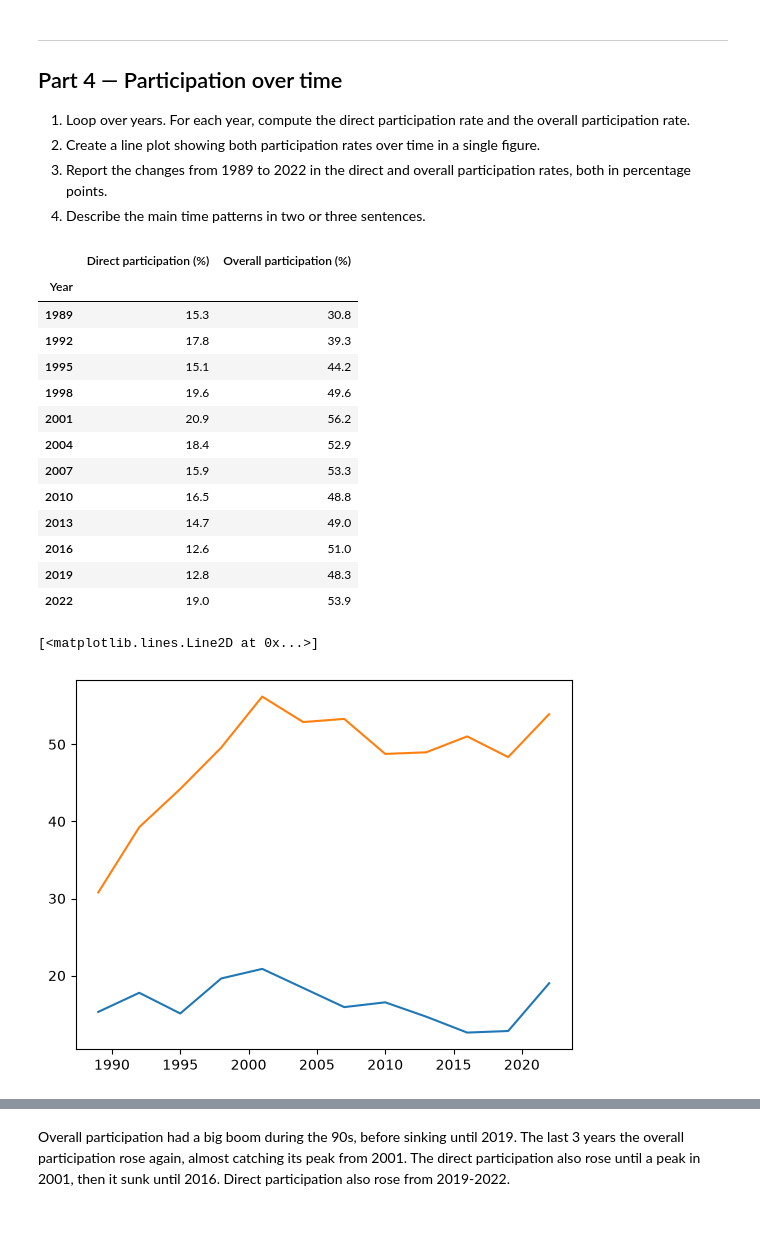
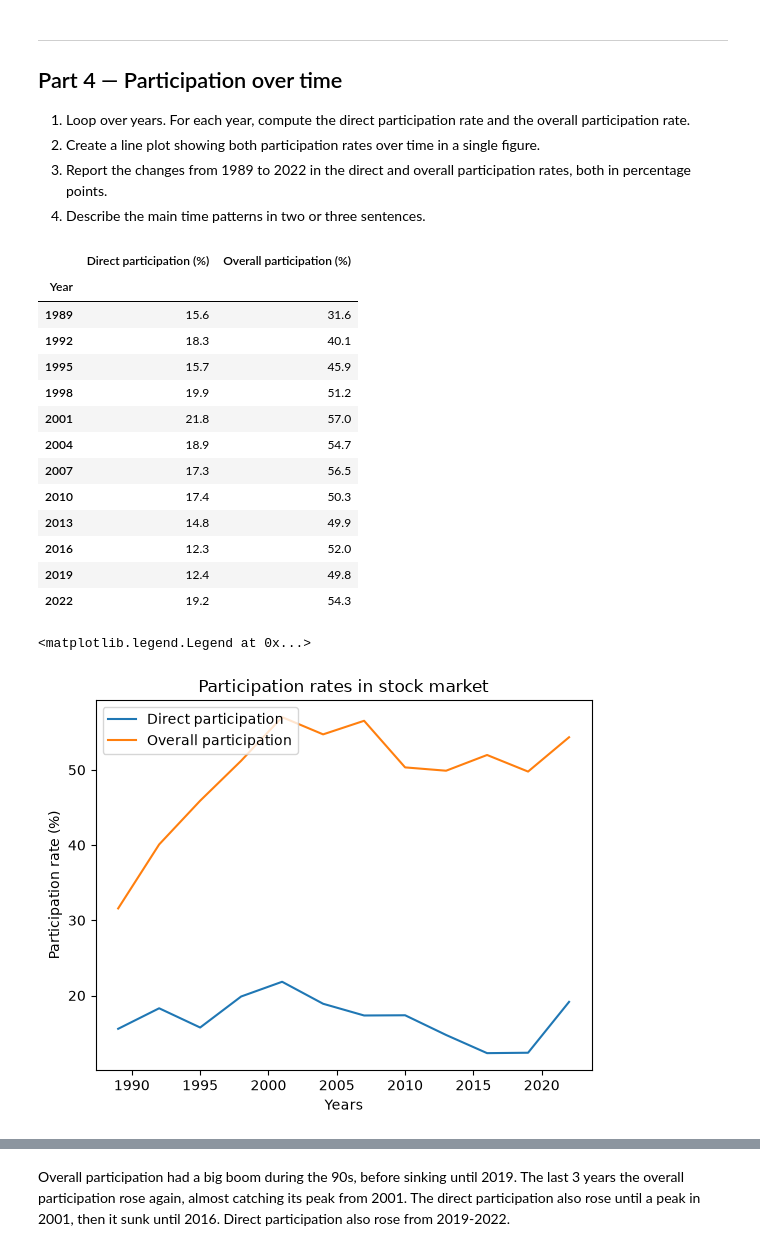
Before and after one commit to falkfrydenlund-creator/TECH2-Assignment3-FF, a Jupyter notebook: assignment3.ipynb, the cells around one changed output, grey strips where cells are left out. Drawn from its saved outputs; the diff is of its cells as text; code cells hidden in the pictures; blank space fills up the shorter version.

```diff
--- a/assignment3.ipynb
+++ b/assignment3.ipynb
@@ -101,15 +101,15 @@ data = pd.read_csv(file, index_col='id')
 for variables in data:
     nonmiss = data.dropna()
     dropped = len(data) - len(nonmiss)
-    betweenage = nonmiss.query('25 <= age <= 89')
+    df = nonmiss.query('25 <= age <= 89')
 
 agedrop = len(nonmiss.query('age < 25')) + len(nonmiss.query('age > 89'))
 
 print(f'Observations with missing values: {dropped} \nRemaining observations: {len(nonmiss)}')
-print(f'People between 25 and 89: {len(betweenage)}')
+print(f'People between 25 and 89: {len(df)}')
 print(f'Dropped because of age: {agedrop}')
 
-betweenage
+df
 # %% [output]
 Observations with missing values: 50
 Remaining observations: 5758
@@ -156,0 +132,7 @@ dtype: float64
+# %%
+df['direct'] = (df['stocks']> 0).astype(int)
+df['overall'] = (df['equity'] > 0).astype(int)
+
+print(df[['direct', 'overall']].mean())
+
+df
@@ -259,11 +259,11 @@ The participation rates rise with each level of education, for both direct- and
    rates, both in percentage points.
 4. Describe the main time patterns in two or three sentences.
 # %%
-years = sorted(data['year'].unique())
+years = sorted(df['year'].unique())
 yeardirect = []
 yearoverall = []
 for year in years:
-    ypart = data[data['year'] == year]
+    ypart = df[df['year'] == year]
     yeardirect.append(participation_rate(ypart['direct']))
     yearoverall.append(participation_rate(ypart['overall']))
 
@@ -277,28 +277,33 @@ results
 # %% [output]
 |  | Direct participation (%) | Overall participation (%) |
 | Year |  |  |
-| 1989 | 15.3 | 30.8 |
-| 1992 | 17.8 | 39.3 |
-| 1995 | 15.1 | 44.2 |
-| 1998 | 19.6 | 49.6 |
-| 2001 | 20.9 | 56.2 |
-| 2004 | 18.4 | 52.9 |
-| 2007 | 15.9 | 53.3 |
-| 2010 | 16.5 | 48.8 |
-| 2013 | 14.7 | 49.0 |
-| 2016 | 12.6 | 51.0 |
-| 2019 | 12.8 | 48.3 |
-| 2022 | 19.0 | 53.9 |
+| 1989 | 15.6 | 31.6 |
+| 1992 | 18.3 | 40.1 |
+| 1995 | 15.7 | 45.9 |
+| 1998 | 19.9 | 51.2 |
+| 2001 | 21.8 | 57.0 |
+| 2004 | 18.9 | 54.7 |
+| 2007 | 17.3 | 56.5 |
+| 2010 | 17.4 | 50.3 |
+| 2013 | 14.8 | 49.9 |
+| 2016 | 12.3 | 52.0 |
+| 2019 | 12.4 | 49.8 |
+| 2022 | 19.2 | 54.3 |
 # %%
 xvalues = years
 yvalues1 = yeardirect
 yvalues2 = yearoverall
 
-plt.plot(xvalues, yvalues1)
-plt.plot(xvalues, yvalues2)
+plt.plot(xvalues, yvalues1, label= 'Direct participation')
+plt.plot(xvalues, yvalues2, label = 'Overall participation')
+
+plt.title('Participation rates in stock market')
+plt.xlabel('Years')
+plt.ylabel('Participation rate (%)')
+plt.legend(loc='upper left')
 # %% [output]
-[<matplotlib.lines.Line2D at 0x...>]
+<matplotlib.legend.Legend at 0x...>
-[figure, old version]
+[figure, new version]
 # %%
 print(f'Change in direct participation is {(results.loc[2022, 'Direct participation (%)'] - results.loc[1989, 'Direct participation (%)']
 ):.1f} percentage points')
```
Also changed, not shown: parts of 7 cells of this notebook.
